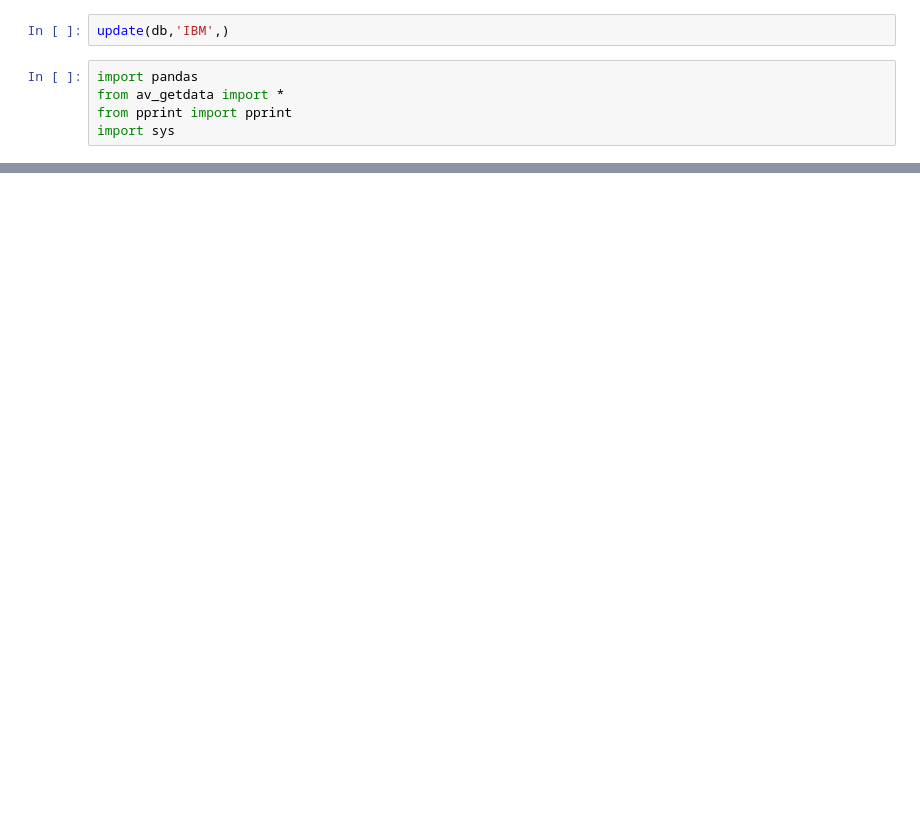
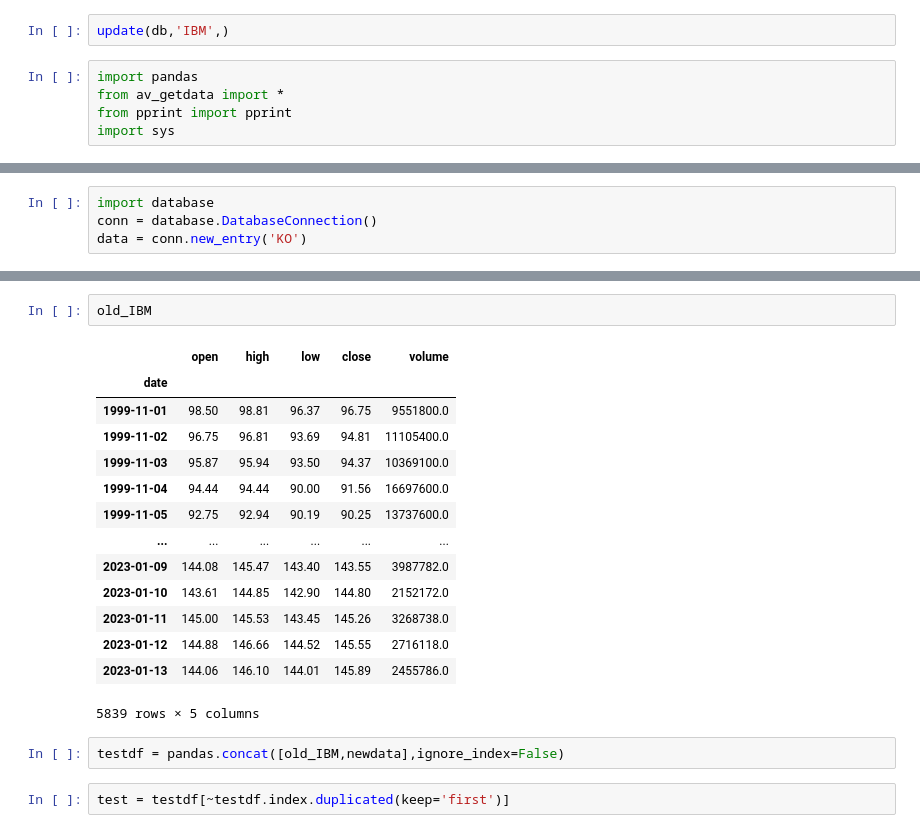
Before and after one commit to Ploiiiz/Software-Dev-2, a Jupyter notebook: New API/database_visual.ipynb, the cells around one changed output, grey strips where cells are left out. Drawn from its saved outputs; the diff is of its cells as text; blank space fills up the shorter version.

```diff
--- a/New API/database_visual.ipynb
+++ b/New API/database_visual.ipynb
@@ -69,0 +95,4 @@ for d,values in zip(i.index,i.values):
+# %%
+import database
+conn = database.DatabaseConnection()
+data = conn.new_entry('KO')
@@ -69,0 +158,21 @@ for d,values in zip(i.index,i.values):
+# %%
+old_IBM
+# %% [output]
+|  | open | high | low | close | volume |
+| date |  |  |  |  |  |
+| 1999-11-01 | 98.50 | 98.81 | 96.37 | 96.75 | 9551800.0 |
+| 1999-11-02 | 96.75 | 96.81 | 93.69 | 94.81 | 11105400.0 |
+| 1999-11-03 | 95.87 | 95.94 | 93.50 | 94.37 | 10369100.0 |
+| 1999-11-04 | 94.44 | 94.44 | 90.00 | 91.56 | 16697600.0 |
+| 1999-11-05 | 92.75 | 92.94 | 90.19 | 90.25 | 13737600.0 |
+| ... | ... | ... | ... | ... | ... |
+| 2023-01-09 | 144.08 | 145.47 | 143.40 | 143.55 | 3987782.0 |
+| 2023-01-10 | 143.61 | 144.85 | 142.90 | 144.80 | 2152172.0 |
+| 2023-01-11 | 145.00 | 145.53 | 143.45 | 145.26 | 3268738.0 |
+| 2023-01-12 | 144.88 | 146.66 | 144.52 | 145.55 | 2716118.0 |
+| 2023-01-13 | 144.06 | 146.10 | 144.01 | 145.89 | 2455786.0 |
+5839 rows × 5 columns
+# %%
+testdf = pandas.concat([old_IBM,newdata],ignore_index=False)
+# %%
+test = testdf[~testdf.index.duplicated(keep='first')]
```
Also changed, not shown: parts of 19 cells of this notebook, 11 other files.
